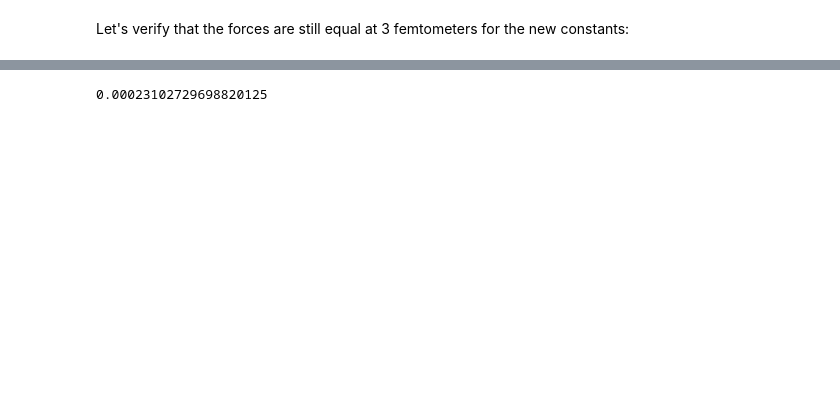
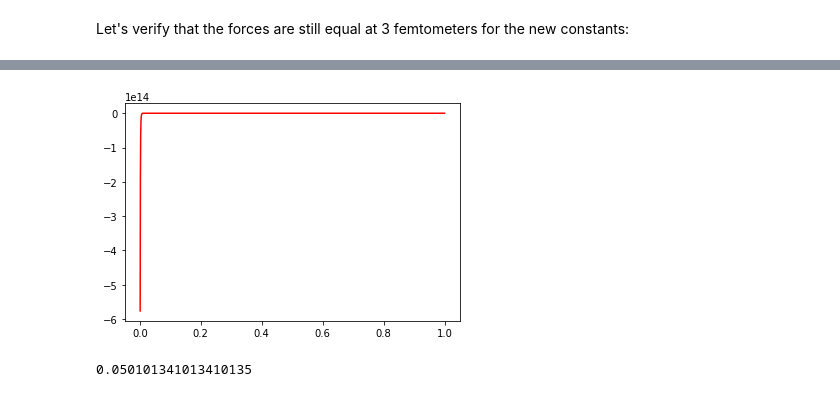
Before and after one commit to IoannisYpsilantis/particle-sim, a Jupyter notebook: equations.ipynb, the cells around one changed output, grey strips where cells are left out. Cells and saved outputs as stored; diff of their text form; code cells hidden in the pictures; blank space fills up the shorter version.

Commit message:
More fixes, positions are now in PICOMETERS

```diff
--- a/equations.ipynb
+++ b/equations.ipynb
@@ -188,4 +174,16 @@ R represents the radius of the force. What is the range it is expected to strong
-# %%
-9e9 * 1.602176634e-19 * 1.602176634e-19 / (1e-12 * 1e-12)
-# %% [output]
-0.00023102729698820125
+# %%
+x = np.linspace(1 * scale_factor, 1000 * scale_factor, 100000)
+
+y = yukawa_potential(x, C_new, R)
+
+plt.plot(x, y, label='Force', color='red')
+plt.show()
+
+#Print the first value of x has a force of 1e10 Au * nm / sec^2
+print(x[np.argmin(np.abs(y*timeStep*timeStep - 1e-4))])
+
+#Since the force is 1e10 Au * nm / sec^2 and we have a timeStep of 1e-9. The change in position will be roughly
+#1e-8 nm. I think this is sufficiently insignificant that we can cutoff the force at this point.
+# %% [output]
+[figure, added]
+0.050101341013410135
```
Also changed, not shown: parts of 20 cells of this notebook, 4 other files.
